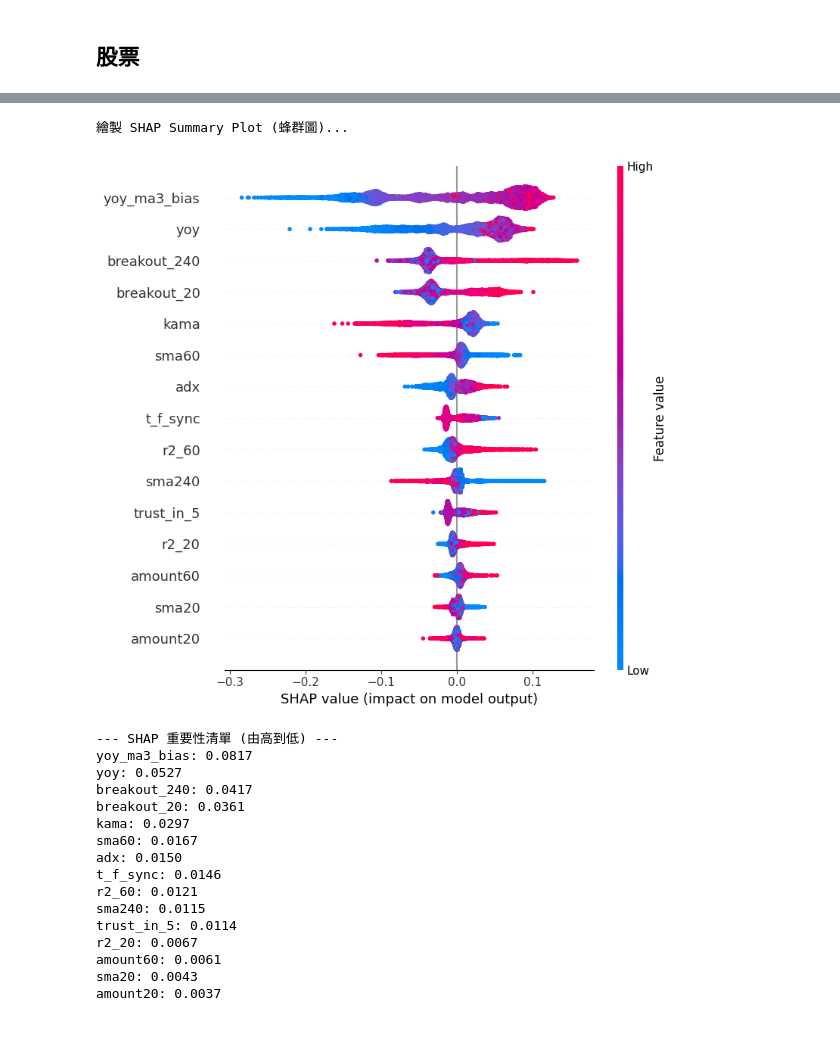
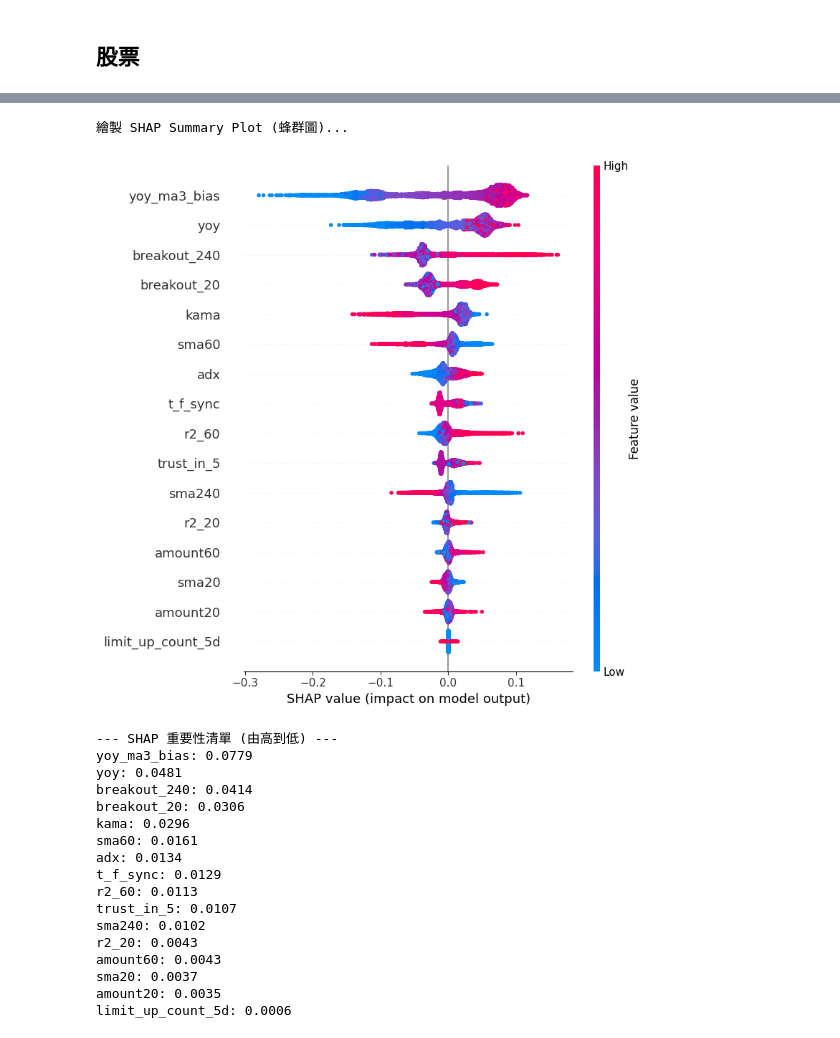
Before and after one commit to peter613/kitsune_stock_system, a Jupyter notebook: sandbox/catboost_research.ipynb, the cells around one changed output, grey strips where cells are left out. Drawn from its saved outputs; the diff is of its cells as text; code cells hidden in the pictures.

```diff
--- a/sandbox/catboost_research.ipynb
+++ b/sandbox/catboost_research.ipynb
@@ -11,7 +11,7 @@ import shap  # 新增引用
 import matplotlib.pyplot as plt
 
 # 假設妳的 ipynb 存在專案根目錄，data 在子目錄
-df = pd.read_csv(r'c:\Users\Lynn610\Documents\kitsune_stock_system\data\features\train_v17.csv')
+df = pd.read_csv(r'c:\Users\Lynn610\Documents\kitsune_stock_system\data\features\train_v18.csv')
 df['date'] = pd.to_datetime(df['date'])
 
 # 資料準備
@@ -22,7 +22,7 @@ col =[ col for col in df.columns]
 # --- 1. 資料準備與設定 ---
 
 X_col = ["sma20", "sma60", "sma240", "kama", "adx", "r2_20", "r2_60", "breakout_20", "breakout_240",
-         "amount20", "amount60", "trust_in_5", "t_f_sync", "yoy", "yoy_ma3_bias"]
+         "amount20", "amount60", "trust_in_5", "t_f_sync", "yoy", "yoy_ma3_bias","limit_up_count_5d"]  # 特徵欄位
 
 y_col = 'label'
 group_col = 'date'
@@ -123,18 +123,19 @@ Shrink model to first 680 iterations.
 繪製 SHAP Summary Plot (蜂群圖)...
-[figure, old version]
+[figure, new version]
 --- SHAP 重要性清單 (由高到低) ---
-yoy_ma3_bias: 0.0817
-yoy: 0.0527
-breakout_240: 0.0417
-breakout_20: 0.0361
-kama: 0.0297
-sma60: 0.0167
-adx: 0.0150
-t_f_sync: 0.0146
-r2_60: 0.0121
-sma240: 0.0115
-trust_in_5: 0.0114
-r2_20: 0.0067
-amount60: 0.0061
-sma20: 0.0043
-amount20: 0.0037
+yoy_ma3_bias: 0.0779
+yoy: 0.0481
+breakout_240: 0.0414
+breakout_20: 0.0306
+kama: 0.0296
+sma60: 0.0161
+adx: 0.0134
+t_f_sync: 0.0129
+r2_60: 0.0113
+trust_in_5: 0.0107
+sma240: 0.0102
+r2_20: 0.0043
+amount60: 0.0043
+sma20: 0.0037
+amount20: 0.0035
+limit_up_count_5d: 0.0006
```
Also changed, not shown: parts of 1 cell of this notebook, 5 other files.
